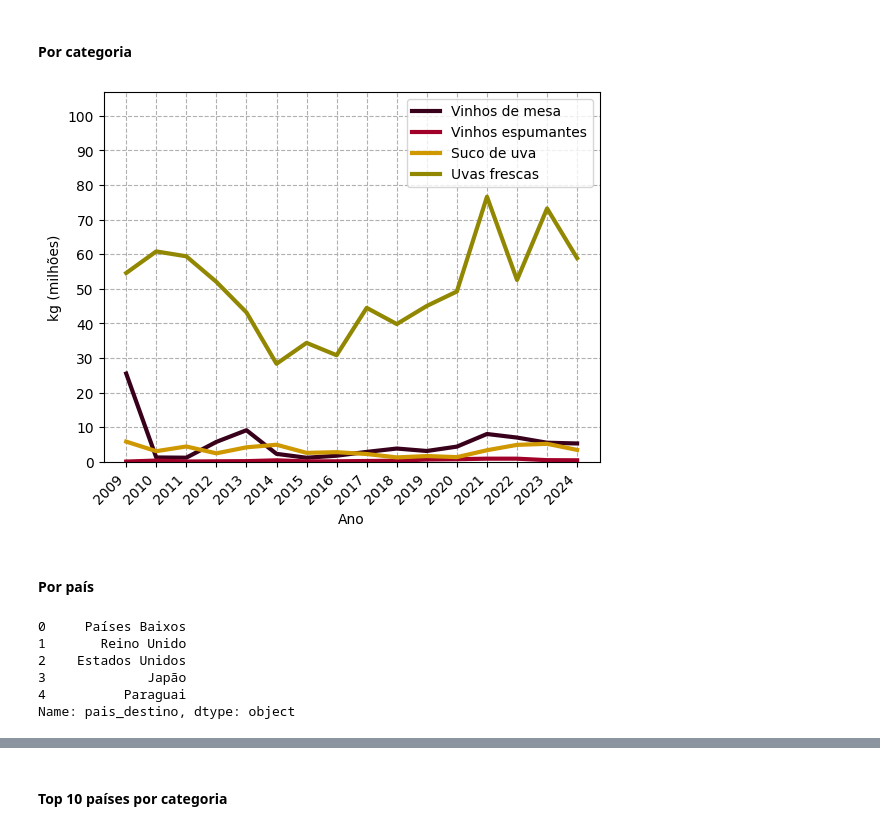
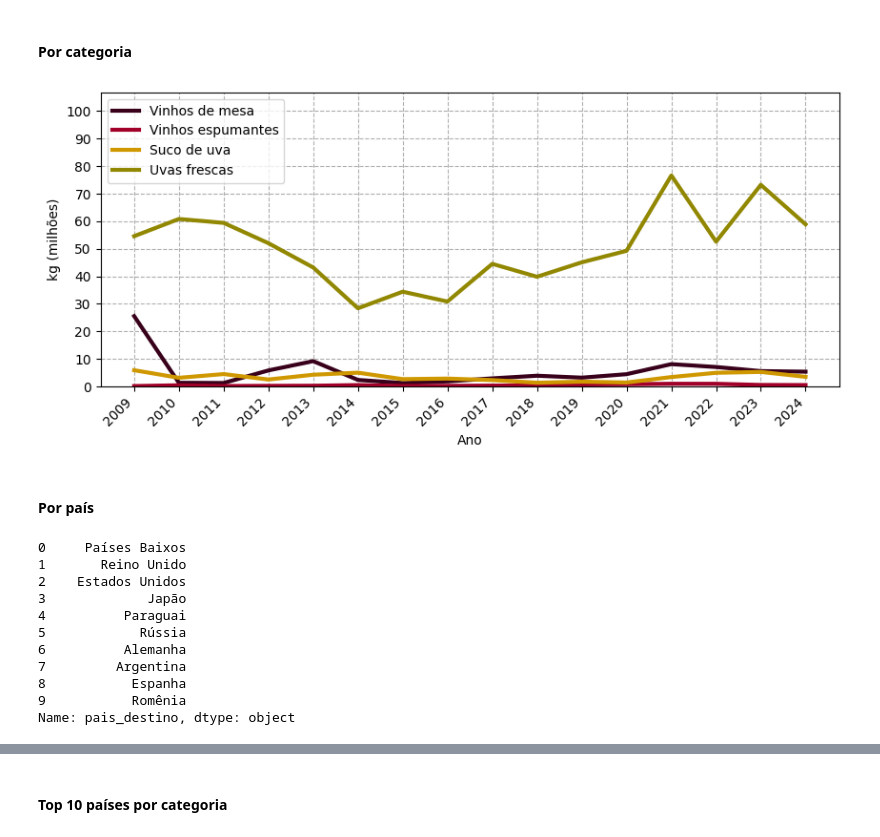
Before and after one commit to victoria-menezes/fiap-data-analytics, a Jupyter notebook: Challenge/3.1.graphing-wine.ipynb, the cells around one changed output, grey strips where cells are left out. Saved outputs shown, nothing was run; the diff lists cells and outputs as text; code cells hidden in the pictures.

```diff
--- a/Challenge/3.1.graphing-wine.ipynb
+++ b/Challenge/3.1.graphing-wine.ipynb
@@ -71,7 +71,8 @@ my.set_axes_cycler(cycler_main)
 line_width = 3
 size = (10,6)
 size_stretch = (6,10)
-size_squash = (18,4)
+size_squash = (10,3)
+size_squash_mild = (10,4)
 # %% [markdown]
 # Processing
 # %%
@@ -474,10 +477,13 @@ df_exports_by_country_by_type_ri
 # %% [markdown]
 #### Total
 # %%
-fig, ax = plt.subplots()
+# fig, ax = plt.subplots()
+fig = my.set_figsize(size_squash_mild)
 df = df_exports_total_by_year
 plt.plot('ano', 'kg', data=df, label=None, linewidth=line_width)
 max = df_exports_total_by_year.max()['kg']
+ax = plt.gca()
+
 my.set_y_lim(df, 'kg')
 my.set_labels('Ano', 'kg (milhões)')
 my.ticks_on_years(ax)
@@ -485,4 +491,6 @@ my.ticks_per_interval(ax,10,0,'y')
 my.rotate_label()
 
 my.add_grid(ax)
+
+my.export_fig(f'{suffix}_total')
 # %% [output]
@@ -490,32 +518,41 @@ my.add_grid(ax)
 # %% [markdown]
 #### Por categoria
 # %%
-fig, ax = plt.subplots()
-
+# fig, ax = plt.subplots()
+my.set_figsize(size_squash_mild)
 for kind in export_type:
     filter = df_exports_by_year_by_type['tipo'] == kind
     df = df_exports_by_year_by_type.loc[filter]
     plt.plot('ano', 'kg', data=df, color=type_color[kind], label=kind, linewidth=line_width)
+
+ax = plt.gca()
 my.add_grid(ax)
 plt.legend()
 
 my.set_labels('Ano', 'kg (milhões)')
 my.ticks_on_years(ax)
 my.ticks_per_interval(ax,10,0,'y')
 my.rotate_label()
 my.set_y_lim(df_exports_million.groupby('ano').sum(numeric_only=True).reset_index(), 'kg')
+
+my.export_fig(f'{suffix}_categorias')
 # %% [output]
-[figure, old version]
+[figure, new version]
 # %% [markdown]
 #### Por país
 # %%
 # top5_weight_by_country = df_exports_by_country.sort_values('kg',ascending=False).head(5).reset_index()['pais_destino']
-top10_weight_by_country = my.get_top(df_exports_by_country, 'kg', 'pais_destino', 5)
-top10_weight_by_country
+top_weight_by_country = my.get_top(df_exports_by_country, 'kg', 'pais_destino', 10)
+top_weight_by_country
 # %% [output]
 0     Países Baixos
 1       Reino Unido
 2    Estados Unidos
 3             Japão
 4          Paraguai
+5            Rússia
+6          Alemanha
+7         Argentina
+8           Espanha
+9           Romênia
 Name: pais_destino, dtype: object
```
Also changed, not shown: parts of 33 cells of this notebook, 20 other files.
